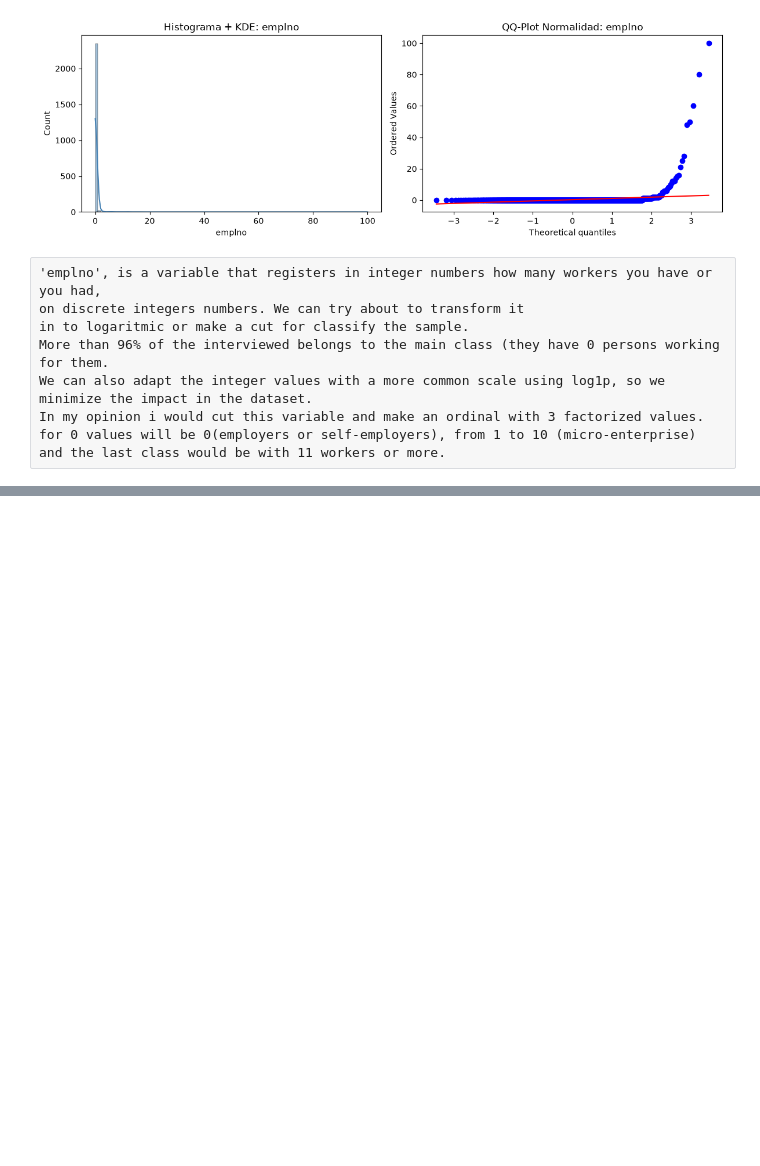
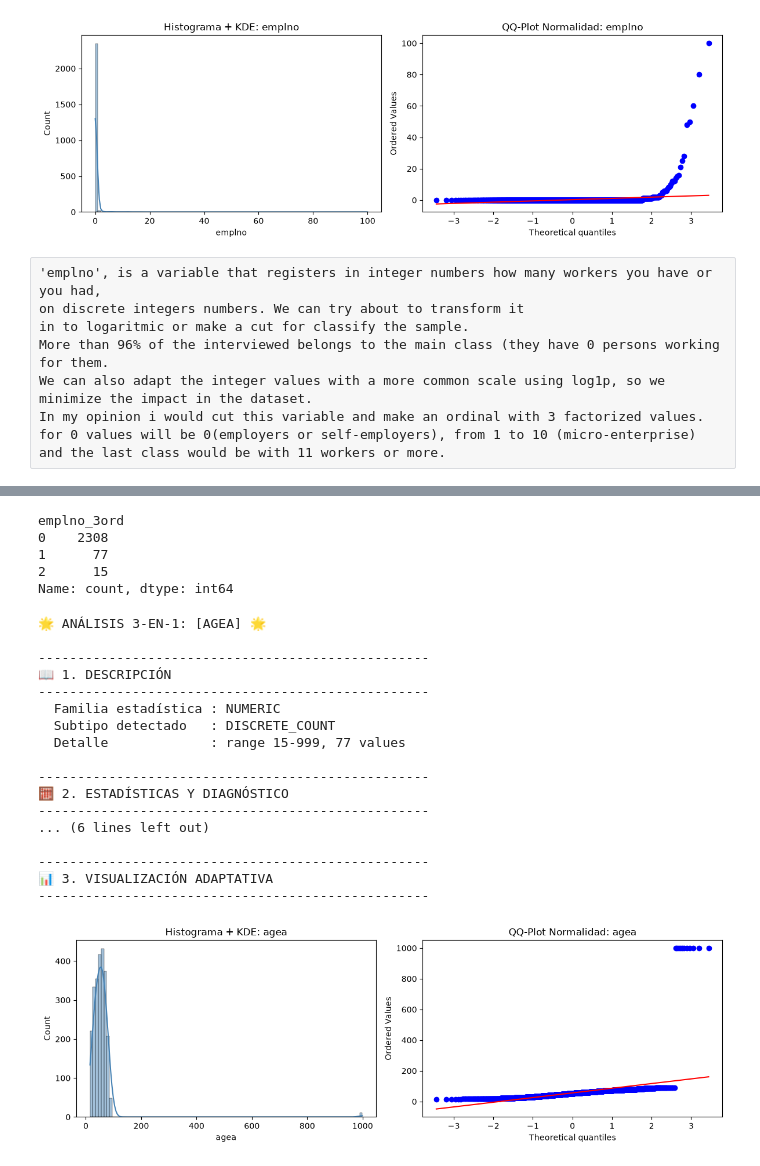
Before and after one commit to JosBerGon34/DataScienceCourse, a Jupyter notebook: notebooks/Ex6.2.ipynb, the cells around one changed output, grey strips where cells are left out. Drawn from its saved outputs; the diff is of its cells as text; code cells hidden in the pictures; blank space fills up the shorter version.

```diff
--- a/notebooks/Ex6.2.ipynb
+++ b/notebooks/Ex6.2.ipynb
@@ -347,0 +368,42 @@ and the last class would be with 11 workers or more.
+# %%
+#The best solution is binning the variable in to 3 labels:
+import numpy as np
+
+df_62['emplno_3ord'] = pd.cut(
+    df_62['emplno'],
+    bins=[-1, 0, 10, np.inf],
+    labels=[0, 1, 2]
+) # Where 0 is normal employer,
+  # selfemployed with 0 workers, 1 the entity with 1 worker to 10.
+  # And the last class is who have 11 or more workers by his own.
+# %%
+print(df_62['emplno_3ord'].value_counts())
+# %% [output]
+emplno_3ord
+0    2308
+1      77
+2      15
+Name: count, dtype: int64
+# %%
+#Lets make a quick analysis for the rest of the columns:
+#['agea','emplrel','edulvlb','happy','lrscale','EmployType']
+ds3on1(df_62, 'agea', Desc=True, Stat=True, Graph=True)
+# %% [output]
+🌟 ANÁLISIS 3-EN-1: [AGEA] 🌟
+
+--------------------------------------------------
+📖 1. DESCRIPCIÓN
+--------------------------------------------------
+  Familia estadística : NUMERIC
+  Subtipo detectado   : DISCRETE_COUNT
+  Detalle             : range 15-999, 77 values
+
+--------------------------------------------------
+🧮 2. ESTADÍSTICAS Y DIAGNÓSTICO
+--------------------------------------------------
+... (6 lines left out)
+
+--------------------------------------------------
+📊 3. VISUALIZACIÓN ADAPTATIVA
+--------------------------------------------------
+[figure, added]
```
Also changed, not shown: parts of 8 cells of this notebook.
